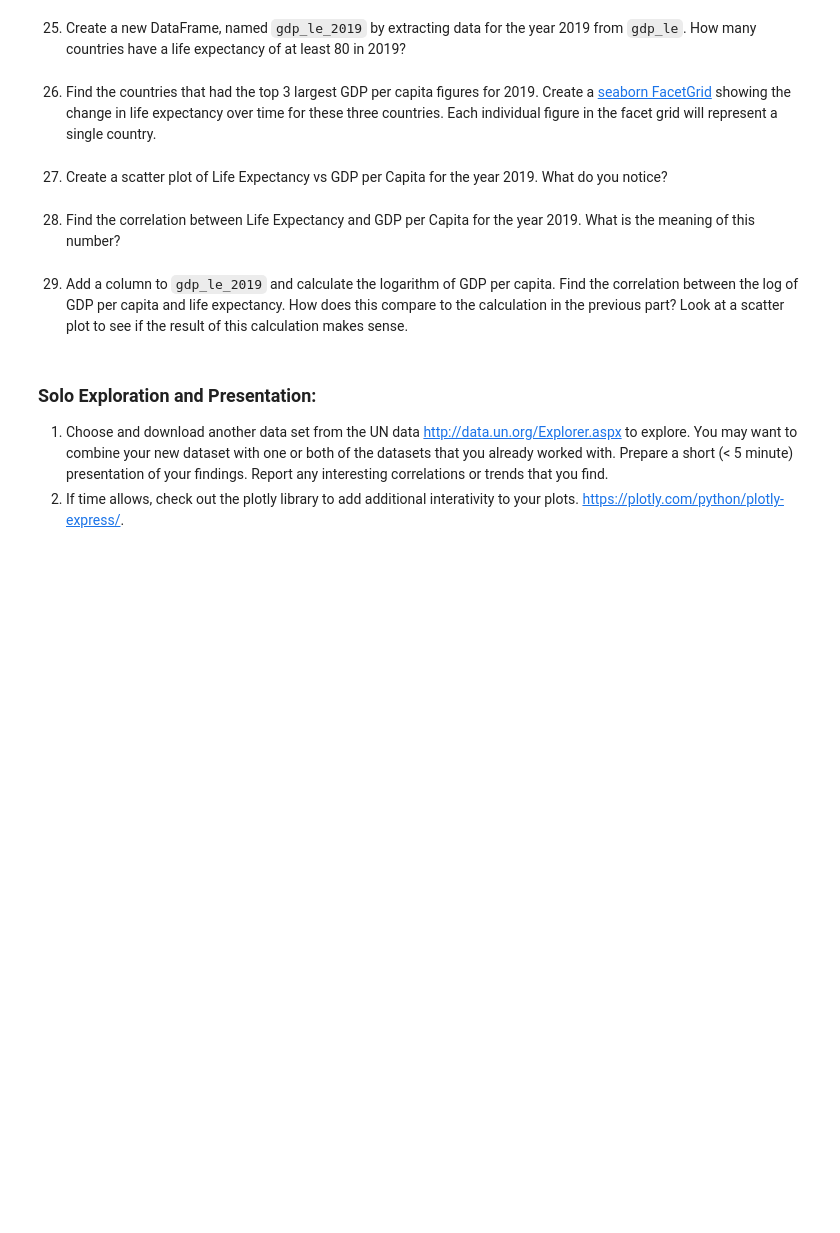
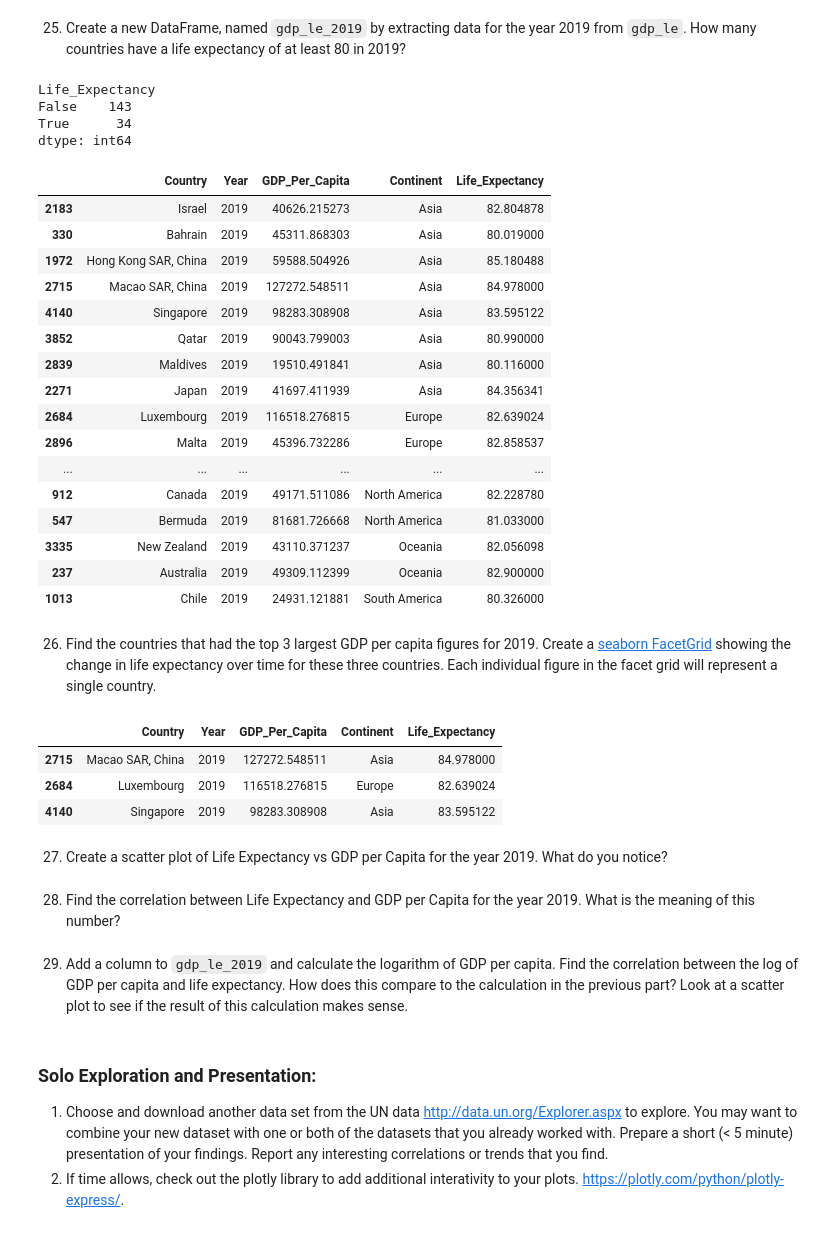
Before and after one commit to nss-data-science-cohort-7/un-exploration-brigancer, a Jupyter notebook: notebooks/UN_Data_Exploration.ipynb, the cells around one changed output. Drawn from its saved outputs; the diff is of its cells as text; code cells hidden in the pictures; blank space fills up the shorter version.

```diff
--- a/notebooks/UN_Data_Exploration.ipynb
+++ b/notebooks/UN_Data_Exploration.ipynb
@@ -482,0 +468,3 @@ life_expectancy.drop(columns=['Country Code','Indicator Name','Indicator Code'])
+# %%
+life_expectancy= pd.melt(life_expectancy,id_vars=['Country Name'], value_vars=None, var_name='Year', value_name='Life_Expectancy')
+life_expectancy
@@ -483,2 +485,4 @@ life_expectancy.drop(columns=['Country Code','Indicator Name','Indicator Code'])
+# %%
+life_expectancy.columns=['Country', 'Year', 'Life_Expectancy']
 # %% [markdown]
 23. What was the first country with a life expectancy to exceed 80?
@@ -486,0 +537,2 @@ life_expectancy.drop(columns=['Country Code','Indicator Name','Indicator Code'])
+# %%
+life_expectancy['Year']=life_expectancy['Year'].apply(int)
@@ -486,0 +554,5 @@ life_expectancy.drop(columns=['Country Code','Indicator Name','Indicator Code'])
+# %%
+gdp_le = pd.merge(gdp_df, life_expectancy, on=('Country','Year'), how='inner')
+print(gdp_le.head(10))
+print(gdp_le.tail(10))
+gdp_le
@@ -487,7 +590,40 @@ life_expectancy.drop(columns=['Country Code','Indicator Name','Indicator Code'])
 # %% [markdown]
 25. Create a new DataFrame, named `gdp_le_2019` by extracting data for the year 2019 from `gdp_le`. How many countries have a life expectancy of at least 80 in 2019?
+# %%
+gdp_le_2019 = gdp_le.loc[gdp_le['Year']==2019]
+print(gdp_le_2019.value_counts(gdp_le_2019['Life_Expectancy']>=80))
+gdp_le_2019.loc[gdp_le_2019['Life_Expectancy']>=80].sort_values('Continent')
+# %% [output]
+Life_Expectancy
+False    143
+True      34
+dtype: int64
+|  | Country | Year | GDP_Per_Capita | Continent | Life_Expectancy |
+| 2183 | Israel | 2019 | 40626.215273 | Asia | 82.804878 |
+| 330 | Bahrain | 2019 | 45311.868303 | Asia | 80.019000 |
+| 1972 | Hong Kong SAR, China | 2019 | 59588.504926 | Asia | 85.180488 |
+| 2715 | Macao SAR, China | 2019 | 127272.548511 | Asia | 84.978000 |
+| 4140 | Singapore | 2019 | 98283.308908 | Asia | 83.595122 |
+| 3852 | Qatar | 2019 | 90043.799003 | Asia | 80.990000 |
+| 2839 | Maldives | 2019 | 19510.491841 | Asia | 80.116000 |
+| 2271 | Japan | 2019 | 41697.411939 | Asia | 84.356341 |
+| 2684 | Luxembourg | 2019 | 116518.276815 | Europe | 82.639024 |
+| 2896 | Malta | 2019 | 45396.732286 | Europe | 82.858537 |
+| ... | ... | ... | ... | ... | ... |
+| 912 | Canada | 2019 | 49171.511086 | North America | 82.228780 |
+| 547 | Bermuda | 2019 | 81681.726668 | North America | 81.033000 |
+| 3335 | New Zealand | 2019 | 43110.371237 | Oceania | 82.056098 |
+| 237 | Australia | 2019 | 49309.112399 | Oceania | 82.900000 |
+| 1013 | Chile | 2019 | 24931.121881 | South America | 80.326000 |
 # %% [markdown]
 26. Find the countries that had the top 3 largest GDP per capita figures for 2019. Create a [seaborn FacetGrid](https://seaborn.pydata.org/generated/seaborn.FacetGrid.html) showing the change in life expectancy over time for these three countries. Each individual figure in the facet grid will represent a single country.
+# %%
+gdp_le_2019.sort_values('GDP_Per_Capita', ascending=False).iloc[0:3]
+# %% [output]
+|  | Country | Year | GDP_Per_Capita | Continent | Life_Expectancy |
+| 2715 | Macao SAR, China | 2019 | 127272.548511 | Asia | 84.978000 |
+| 2684 | Luxembourg | 2019 | 116518.276815 | Europe | 82.639024 |
+| 4140 | Singapore | 2019 | 98283.308908 | Asia | 83.595122 |
 # %% [markdown]
 27. Create a scatter plot of Life Expectancy vs GDP per Capita for the year 2019. What do you notice?
 # %% [markdown]
```
Also changed, not shown: parts of 27 cells of this notebook.
